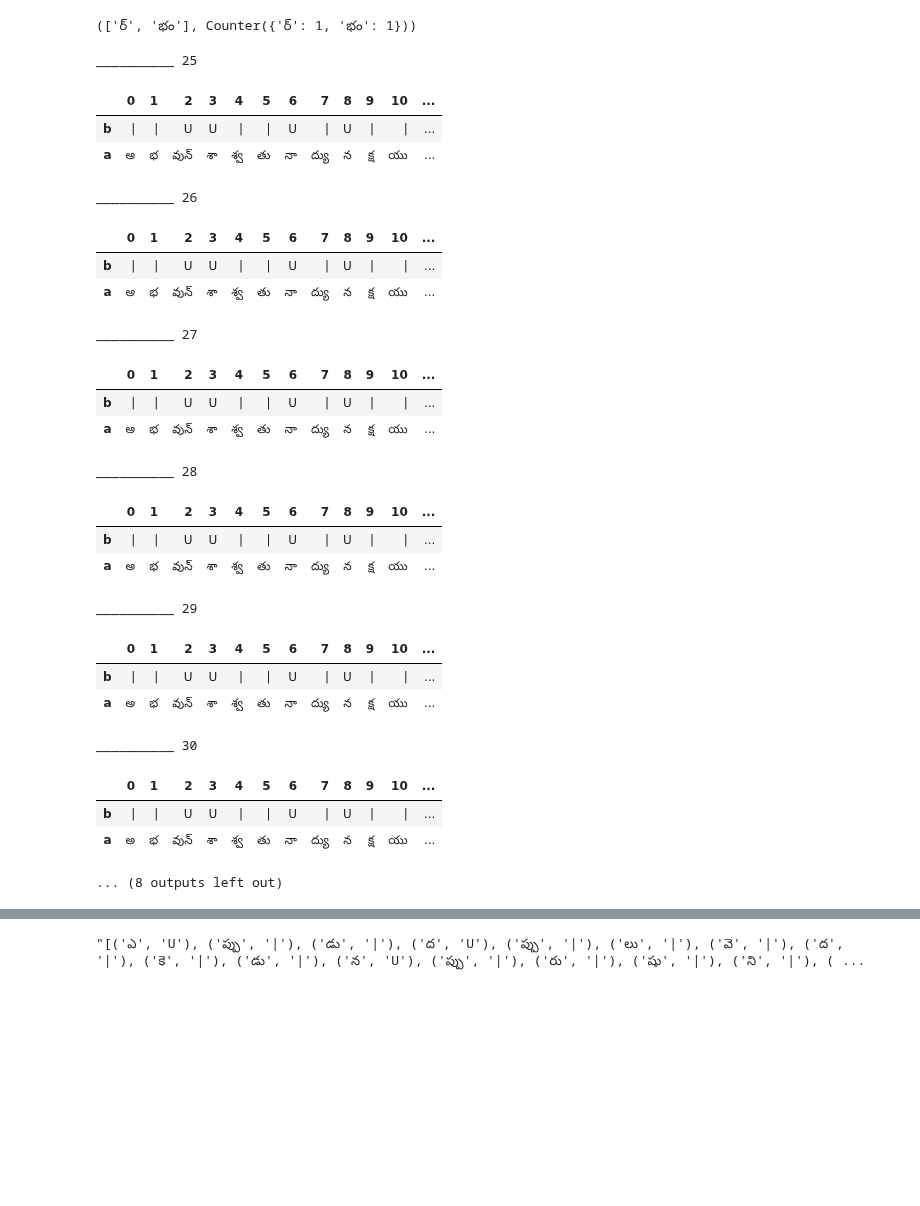
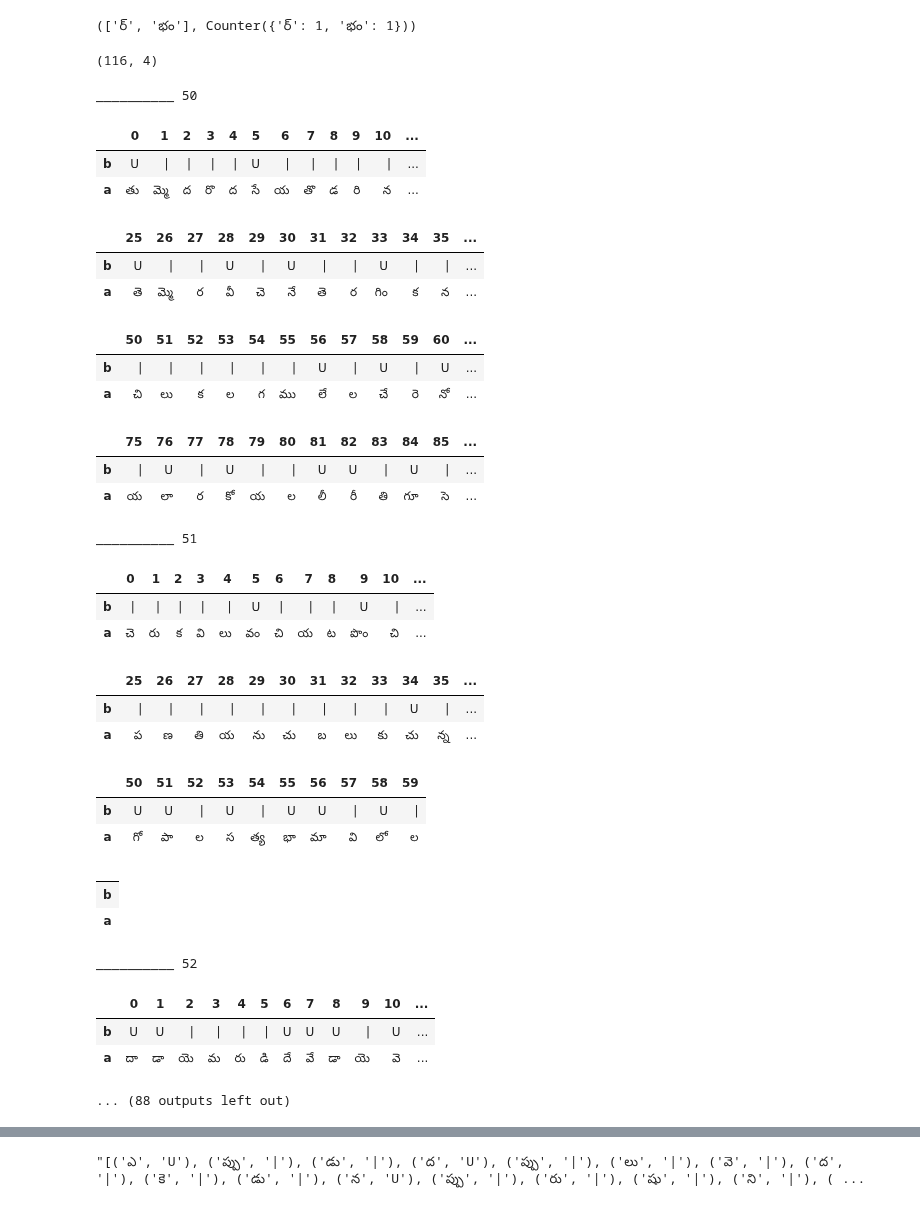
Before and after one commit to BodduSriPavan-111/chandassu, a Jupyter notebook: examples/example.ipynb, the cells around one changed output, grey strips where cells are left out. Drawn from its saved outputs; the diff is of its cells as text; code cells hidden in the pictures; blank space fills up the shorter version.

```diff
--- a/examples/example.ipynb
+++ b/examples/example.ipynb
@@ -47,7 +47,7 @@ import pandas as pd
 # os.chdir( source_path )
 # os.listdir()
 # %%
-df= pd.read_excel( r"c:\\Users\\bsnra\\Desktop\\chandassu\\dataset\\raw\\bharga.xlsx" )
+df= pd.read_excel( r"c:\\Users\\bsnra\\Desktop\\chandassu\\dataset\\raw\\madanagopala.xlsx" )
 df
 # %% [output]
 |  | type | padyam | class | satakam |
@@ -115,47 +134,60 @@ re.findall(r"\X","విర్"), re.findall(r"\X", "ప్చర్"), re.finda
 x, Counter(x)
 # %% [output]
 (['ర్', 'భం'], Counter({'ర్': 1, 'భం': 1}))
+# %%
+df.shape
+# %% [output]
+(116, 4)
 # %%
 l= []
-for i in range( 25, 35 ):
+for i in range( 50, 70 ):
 
     print("__________", i)
 
-    output= LaghuvuGuruvu( data= df.iloc[14]["padyam"] ).generate()
+    output= LaghuvuGuruvu( data= df.iloc[i]["padyam"] ).generate()
 
     temp= pd.DataFrame(output, columns= ["a", "b"])[["b", "a"]].T
 
     with pd.option_context('display.max_rows', None, 'display.max_columns', None):  # more options can be specified also
-        display(temp)
+        display(temp.iloc[:, :25])
+        display(temp.iloc[:, 25:50])
+        display(temp.iloc[:, 50: 75])
+        display( temp.iloc[:, 75: ])
 
     print()
     print()
 # %% [output]
-__________ 25
+__________ 50
 |  | 0 | 1 | 2 | 3 | 4 | 5 | 6 | 7 | 8 | 9 | 10 | ... |
-| b | | | | | U | U | | | | | U | | | U | | | | | ... |
-| a | అ | భ | వున్ | శా | శ్వ | తు | నా | ద్యు | న | క్ష | యు | ... |
+| b | U | | | | | | | | | U | | | | | | | | | | | ... |
+| a | తు | మ్మె | ద | రొ | ద | సే | య | తొ | డ | రి | న | ... |
+|  | 25 | 26 | 27 | 28 | 29 | 30 | 31 | 32 | 33 | 34 | 35 | ... |
+| b | U | | | | | U | | | U | | | | | U | | | | | ... |
+| a | తె | మ్మె | ర | వీ | చె | నే | తె | ర | గిం | క | న | ... |
+|  | 50 | 51 | 52 | 53 | 54 | 55 | 56 | 57 | 58 | 59 | 60 | ... |
+| b | | | | | | | | | | | | | U | | | U | | | U | ... |
+| a | చి | లు | క | ల | గ | ము | లే | ల | చే | రె | నో | ... |
+|  | 75 | 76 | 77 | 78 | 79 | 80 | 81 | 82 | 83 | 84 | 85 | ... |
+| b | | | U | | | U | | | | | U | U | | | U | | | ... |
+| a | య | లా | ర | కో | య | ల | లీ | రీ | తి | గూ | సె | ... |
-__________ 26
+__________ 51
-|  | 0 | 1 | 2 | 3 | 4 | 5 | 6 | 7 | 8 | 9 | 10 | ... |
-| b | | | | | U | U | | | | | U | | | U | | | | | ... |
-| a | అ | భ | వున్ | శా | శ్వ | తు | నా | ద్యు | న | క్ష | యు | ... |
+|  | 0 | 1 | 2 | 3 | 4 | 5 | 6 | 7 | 8 | 9 | 10 | ... |
+| b | | | | | | | | | | | U | | | | | | | U | | | ... |
+| a | చె | రు | క | వి | లు | వం | చి | య | ట | పొం | చి | ... |
+|  | 25 | 26 | 27 | 28 | 29 | 30 | 31 | 32 | 33 | 34 | 35 | ... |
+| b | | | | | | | | | | | | | | | | | | | U | | | ... |
+| a | ప | ణ | తి | య | ను | చు | బ | లు | కు | చు | న్న | ... |
+|  | 50 | 51 | 52 | 53 | 54 | 55 | 56 | 57 | 58 | 59 |
+| b | U | U | | | U | | | U | U | | | U | | |
+| a | గో | పా | ల | స | త్య | భా | మా | వి | లో | ల |
+|  |
+| b |
+| a |
-__________ 27
+__________ 52
-|  | 0 | 1 | 2 | 3 | 4 | 5 | 6 | 7 | 8 | 9 | 10 | ... |
-| b | | | | | U | U | | | | | U | | | U | | | | | ... |
-| a | అ | భ | వున్ | శా | శ్వ | తు | నా | ద్యు | న | క్ష | యు | ... |
+|  | 0 | 1 | 2 | 3 | 4 | 5 | 6 | 7 | 8 | 9 | 10 | ... |
+| b | U | U | | | | | | | | | U | U | U | | | U | ... |
+| a | దా | డా | యె | మ | రు | డి | దే | వే | డా | యె | వె | ... |
-__________ 28
+... (88 outputs left out)
-|  | 0 | 1 | 2 | 3 | 4 | 5 | 6 | 7 | 8 | 9 | 10 | ... |
-| b | | | | | U | U | | | | | U | | | U | | | | | ... |
-| a | అ | భ | వున్ | శా | శ్వ | తు | నా | ద్యు | న | క్ష | యు | ... |
-__________ 29
-|  | 0 | 1 | 2 | 3 | 4 | 5 | 6 | 7 | 8 | 9 | 10 | ... |
-| b | | | | | U | U | | | | | U | | | U | | | | | ... |
-| a | అ | భ | వున్ | శా | శ్వ | తు | నా | ద్యు | న | క్ష | యు | ... |
-__________ 30
-|  | 0 | 1 | 2 | 3 | 4 | 5 | 6 | 7 | 8 | 9 | 10 | ... |
-| b | | | | | U | U | | | | | U | | | U | | | | | ... |
-| a | అ | భ | వున్ | శా | శ్వ | తు | నా | ద్యు | న | క్ష | యు | ... |
-... (8 outputs left out)
 # %%
 l= []
 for i in range( df.shape[0] ):
```
Also changed, not shown: parts of 7 cells of this notebook, 14 other files.
